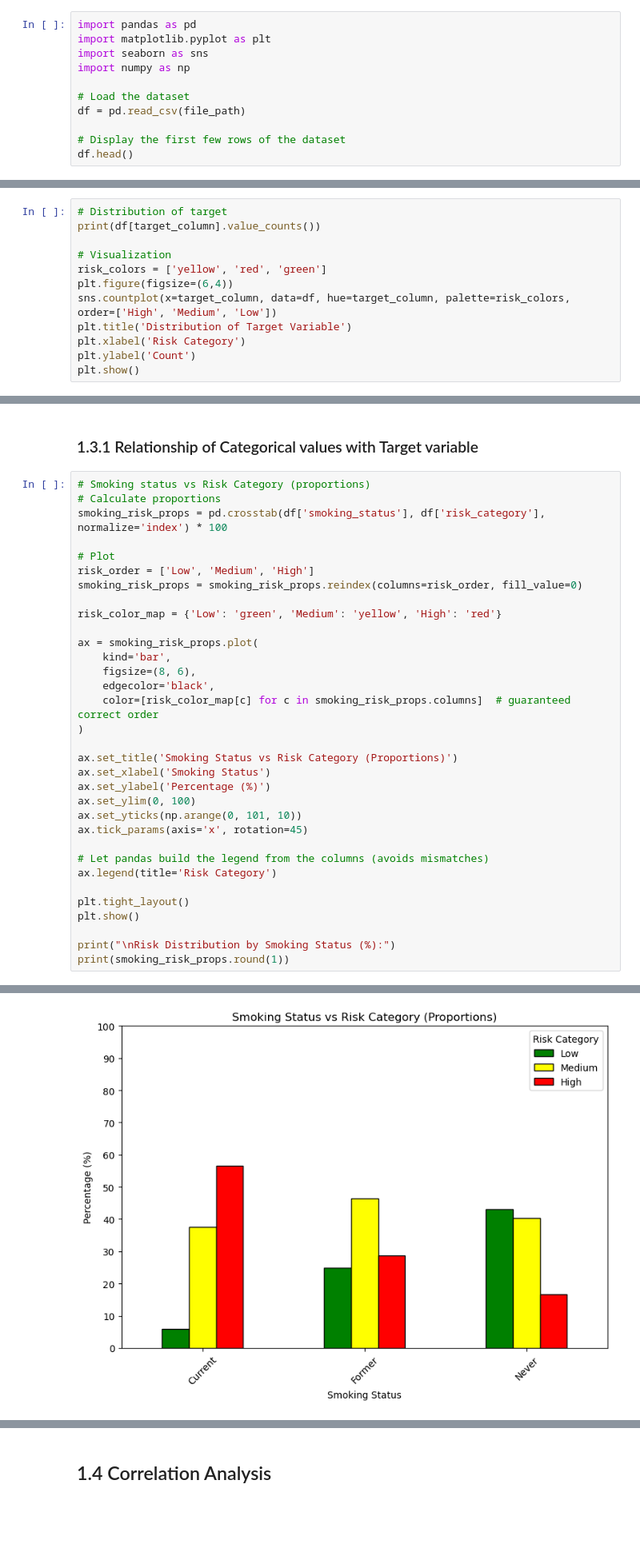
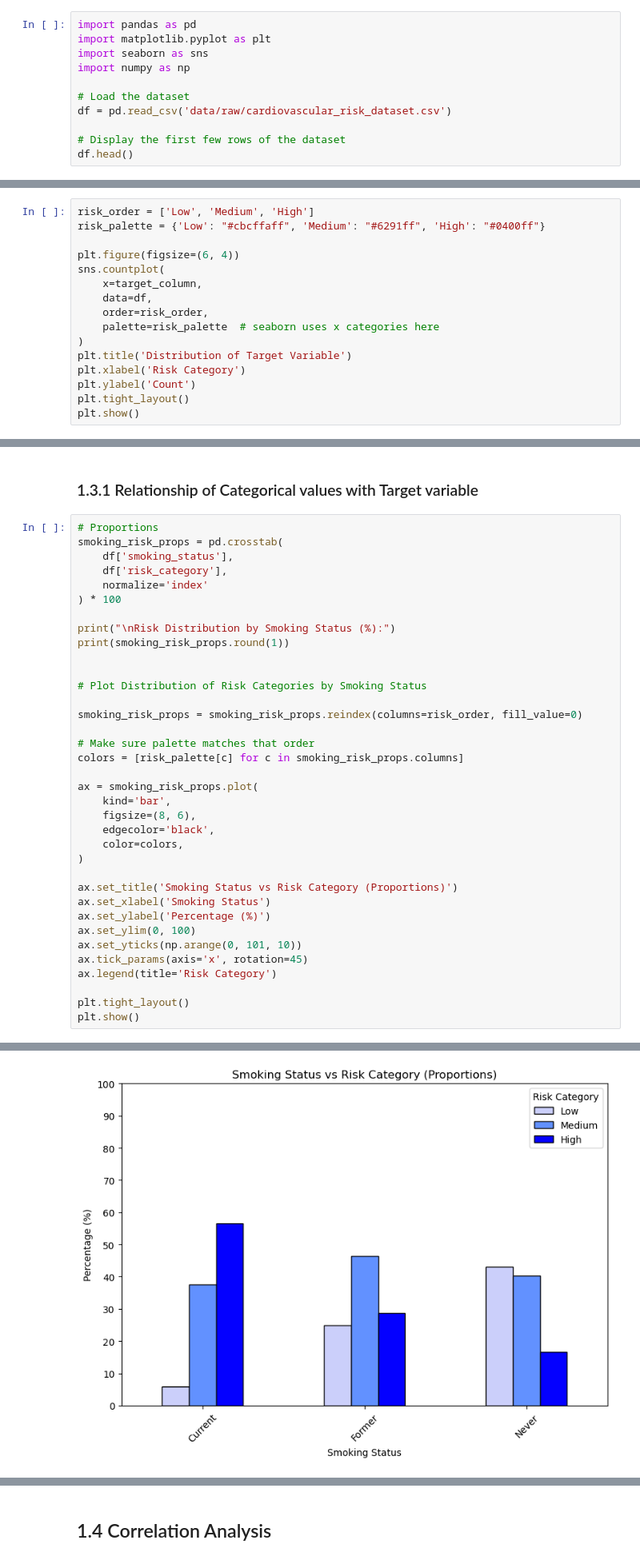
Before and after one commit to maxhaus31/Machine_Learning_HeartDiseaseDetection, a Jupyter notebook: 01_ExploratoryDataAnalysis.ipynb, the cells around one changed output, grey strips where cells are left out. Shown at 80% size. Drawn from its saved outputs; the diff is of its cells as text; blank space fills up the shorter version.

```diff
--- a/01_ExploratoryDataAnalysis.ipynb
+++ b/01_ExploratoryDataAnalysis.ipynb
@@ -12,7 +9,7 @@ import seaborn as sns
 import numpy as np
 
 # Load the dataset
-df = pd.read_csv(file_path)
+df = pd.read_csv('data/raw/cardiovascular_risk_dataset.csv')
 
 # Display the first few rows of the dataset
 df.head()
@@ -87,15 +84,19 @@ Low       1838
 High      1418
 Name: count, dtype: int64
 # %%
-# Distribution of target
-print(df[target_column].value_counts())
+risk_order = ['Low', 'Medium', 'High']
+risk_palette = {'Low': "#cbcffaff", 'Medium': "#6291ff", 'High': "#0400ff"}
 
-# Visualization
-risk_colors = ['yellow', 'red', 'green']
-plt.figure(figsize=(6,4))
-sns.countplot(x=target_column, data=df, hue=target_column, palette=risk_colors, order=['High', 'Medium', 'Low'])
+plt.figure(figsize=(6, 4))
+sns.countplot(
+    x=target_column,
+    data=df,
+    order=risk_order,
+    palette=risk_palette  # seaborn uses x categories here
+)
 plt.title('Distribution of Target Variable')
 plt.xlabel('Risk Category')
 plt.ylabel('Count')
+plt.tight_layout()
 plt.show()
 # %% [output]
@@ -227,21 +231,29 @@ Name: count, dtype: int64
 # %% [markdown]
 ### 1.3.1 Relationship of Categorical values with Target variable
 # %%
-# Smoking status vs Risk Category (proportions)
-# Calculate proportions
-smoking_risk_props = pd.crosstab(df['smoking_status'], df['risk_category'], normalize='index') * 100
+# Proportions
+smoking_risk_props = pd.crosstab(
+    df['smoking_status'],
+    df['risk_category'],
+    normalize='index'
+) * 100
 
-# Plot
-risk_order = ['Low', 'Medium', 'High']
+print("\nRisk Distribution by Smoking Status (%):")
+print(smoking_risk_props.round(1))
+
+
+# Plot Distribution of Risk Categories by Smoking Status
+
 smoking_risk_props = smoking_risk_props.reindex(columns=risk_order, fill_value=0)
 
-risk_color_map = {'Low': 'green', 'Medium': 'yellow', 'High': 'red'}
+# Make sure palette matches that order
+colors = [risk_palette[c] for c in smoking_risk_props.columns]
 
 ax = smoking_risk_props.plot(
     kind='bar',
     figsize=(8, 6),
     edgecolor='black',
-    color=[risk_color_map[c] for c in smoking_risk_props.columns]  # guaranteed correct order
+    color=colors,
 )
 
 ax.set_title('Smoking Status vs Risk Category (Proportions)')
@@ -250,13 +262,8 @@ ax.set_ylabel('Percentage (%)')
 ax.set_ylim(0, 100)
 ax.set_yticks(np.arange(0, 101, 10))
 ax.tick_params(axis='x', rotation=45)
-
-# Let pandas build the legend from the columns (avoids mismatches)
 ax.legend(title='Risk Category')
 
 plt.tight_layout()
 plt.show()
-
-print("\nRisk Distribution by Smoking Status (%):")
-print(smoking_risk_props.round(1))
 # %% [output]
@@ -263 +276 @@ print(smoking_risk_props.round(1))
-[figure, old version]
+[figure, new version]
```
Also changed, not shown: parts of 9 cells of this notebook.
